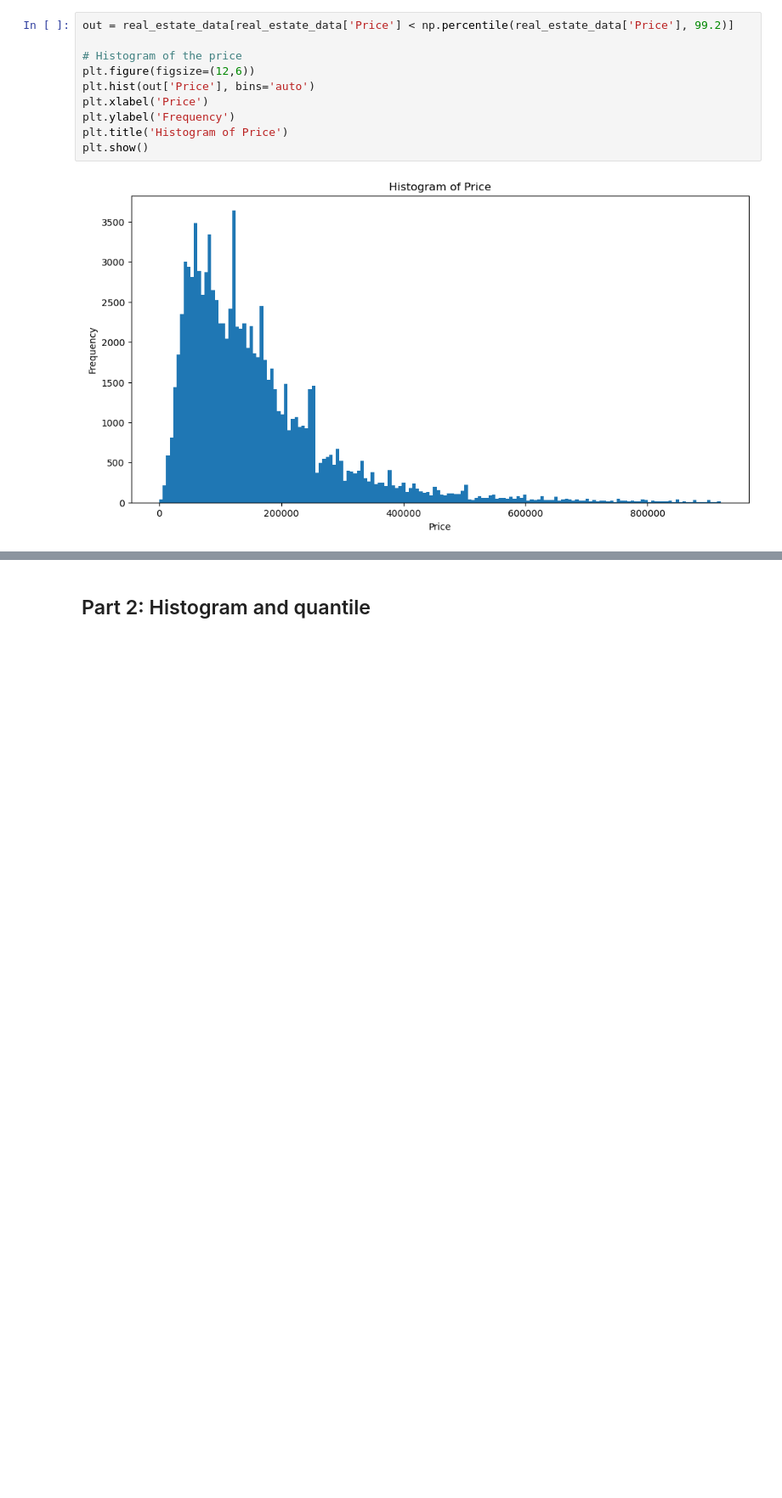
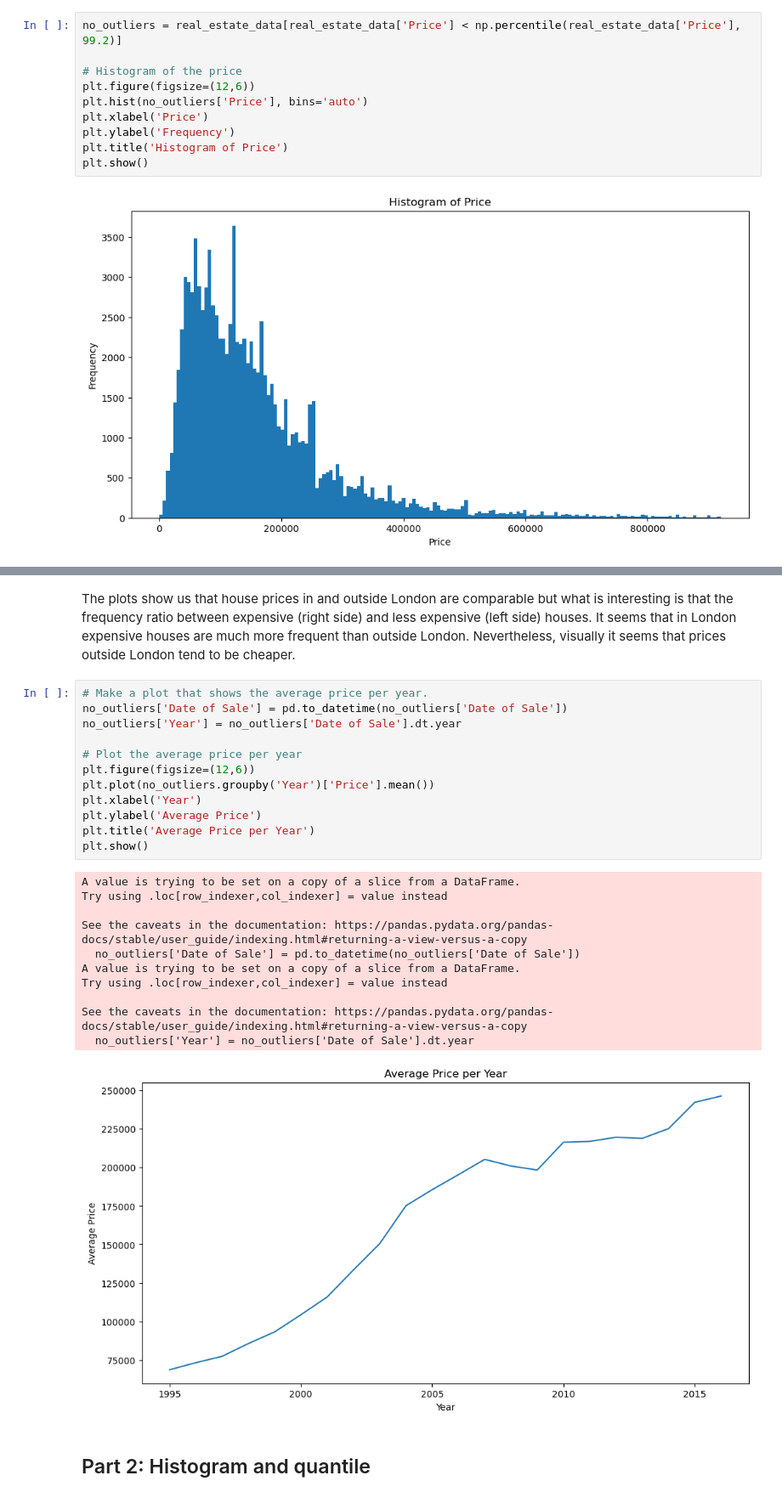
Before and after one commit to erdemhalil/DIT863-SMDS, a Jupyter notebook: Assignment 1/a1.ipynb, the cells around one changed output, grey strips where cells are left out. Shown: that part at 85% size. Saved outputs shown, nothing was run; the diff lists cells and outputs as text; blank space fills up the shorter version.

```diff
--- a/Assignment 1/a1.ipynb
+++ b/Assignment 1/a1.ipynb
@@ -38,9 +40,9 @@ plt.show()
 # %%
-out = real_estate_data[real_estate_data['Price'] < np.percentile(real_estate_data['Price'], 99.2)]
+no_outliers = real_estate_data[real_estate_data['Price'] < np.percentile(real_estate_data['Price'], 99.2)]
 
 # Histogram of the price
 plt.figure(figsize=(12,6))
-plt.hist(out['Price'], bins='auto')
+plt.hist(no_outliers['Price'], bins='auto')
 plt.xlabel('Price')
 plt.ylabel('Frequency')
 plt.title('Histogram of Price')
@@ -97,3 +100,29 @@ Name: Price, dtype: object
+# %% [markdown]
+The plots show us that house prices in and outside London are comparable but what is interesting is that the frequency ratio between expensive (right side) and less expensive (left side) houses. It seems that in London expensive houses are much more frequent than outside London. Nevertheless, visually it seems that prices outside London tend to be cheaper.
+# %%
+# Make a plot that shows the average price per year.
+no_outliers['Date of Sale'] = pd.to_datetime(no_outliers['Date of Sale'])
+no_outliers['Year'] = no_outliers['Date of Sale'].dt.year
+
+# Plot the average price per year
+plt.figure(figsize=(12,6))
+plt.plot(no_outliers.groupby('Year')['Price'].mean())
+plt.xlabel('Year')
+plt.ylabel('Average Price')
+plt.title('Average Price per Year')
+plt.show()
+# %% [output]
+A value is trying to be set on a copy of a slice from a DataFrame.
+Try using .loc[row_indexer,col_indexer] = value instead
+
+See the caveats in the documentation: https://pandas.pydata.org/pandas-docs/stable/user_guide/indexing.html#returning-a-view-versus-a-copy
+  no_outliers['Date of Sale'] = pd.to_datetime(no_outliers['Date of Sale'])
+A value is trying to be set on a copy of a slice from a DataFrame.
+Try using .loc[row_indexer,col_indexer] = value instead
+
+See the caveats in the documentation: https://pandas.pydata.org/pandas-docs/stable/user_guide/indexing.html#returning-a-view-versus-a-copy
+  no_outliers['Year'] = no_outliers['Date of Sale'].dt.year
+[figure, added]
 # %% [markdown]
 ## Part 2: Histogram and quantile
 # %%
```
Also changed, not shown: parts of 27 cells of this notebook.
